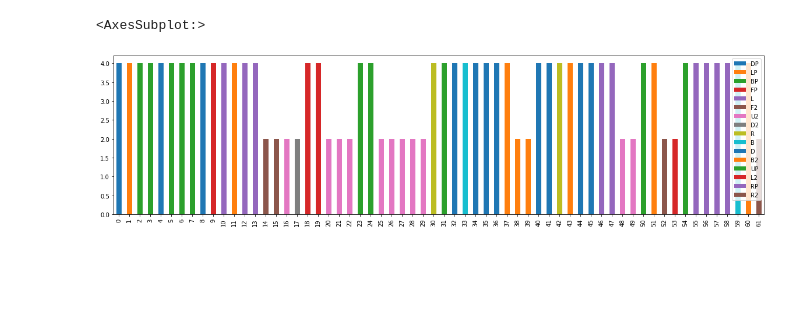
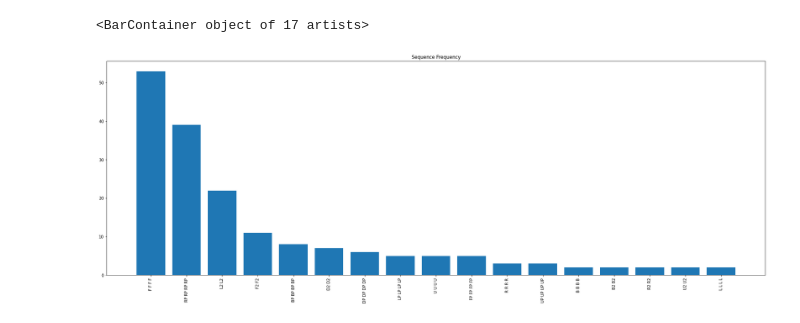
Before and after one commit to LittleTealeaf/mlcube, a Jupyter notebook: analysis.ipynb, the cells around one changed output. Saved outputs shown, nothing was run; the diff lists cells and outputs as text; code cells hidden in the pictures; blank space fills up the shorter version.

```diff
--- a/analysis.ipynb
+++ b/analysis.ipynb
@@ -31,12 +31,27 @@ figure.tight_layout()
-# %%
-x = [i['epoch'] for i in evaluations][-1000:]
-moves = [i['moves'] for i in evaluations if i['epoch'] in x]
-
-# make a stacked graph for x and moves
-# make a dataframe with moves and x
-
-df = pd.DataFrame(moves)
-df.plot(kind='bar', stacked=True, figsize=(20,5))
-# %% [output]
-<AxesSubplot:>
-[figure, removed]
+# %%
+sequences = {}
+lengths = {}
+
+for i in evaluations:
+  sequence = " ".join(i['moves'])
+  if sequence in sequences:
+    sequences[sequence] += 1
+  else:
+    sequences[sequence] = 1
+  if len(i['moves']) in lengths:
+    lengths[len(i['moves'])] += 1
+  else:
+    lengths[len(i['moves'])] = 1
+
+# sort sequences by frequency
+sequences = {k: v for k, v in sorted(sequences.items(), key=lambda item: item[1], reverse=True)}
+
+# plot sequences
+plt.figure(figsize=(30,10))
+plt.title("Sequence Frequency")
+
+plt.xticks(rotation=90)
+plt.bar(sequences.keys(), sequences.values())
+# %% [output]
+<BarContainer object of 17 artists>
+[figure, added]
```
Also changed, not shown: parts of 5 cells of this notebook, 3 other files.
